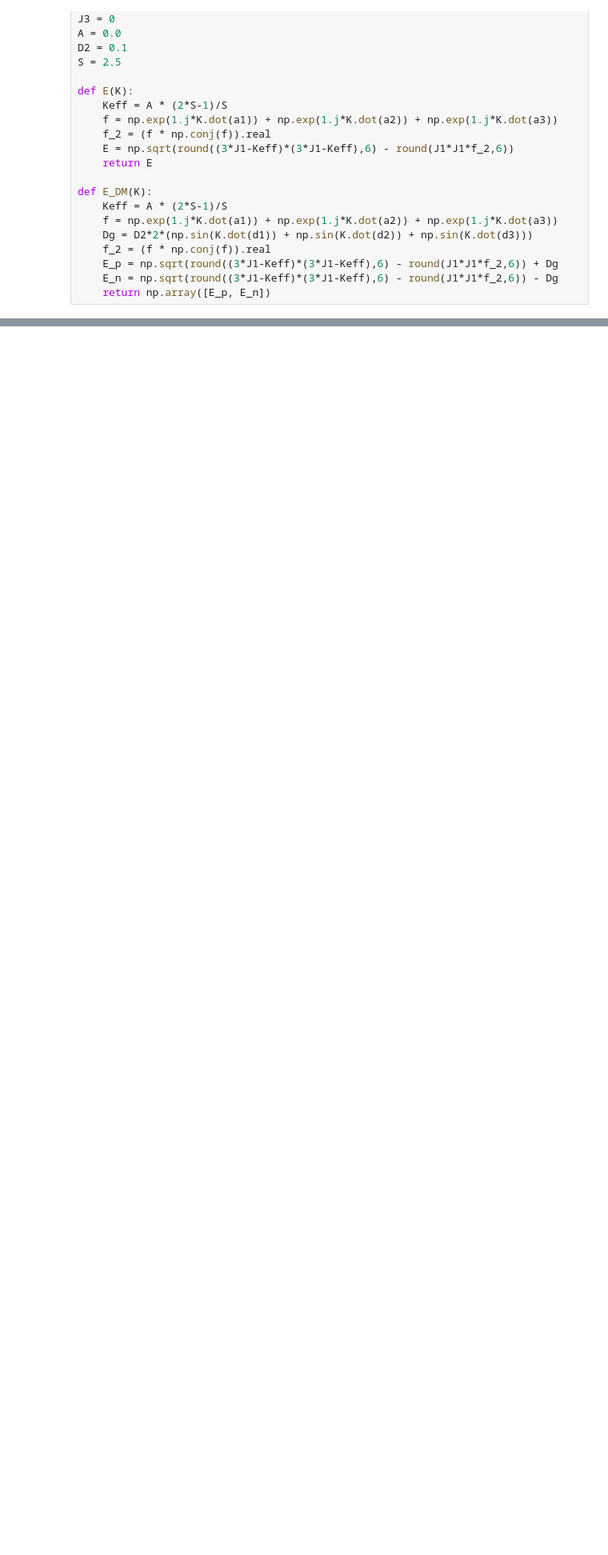
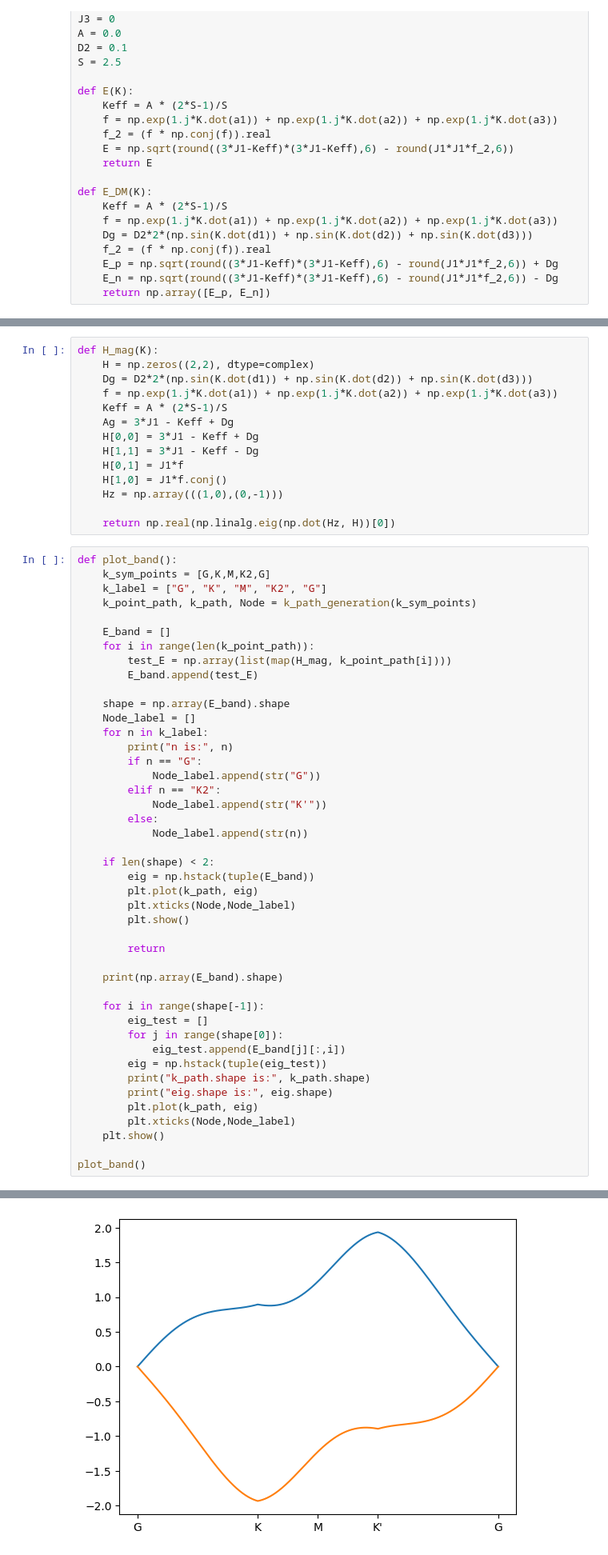
Before and after one commit to JYNi16/Magnon, a Jupyter notebook: MnPS3/monolayer_MnPS3.ipynb, the cells around one changed output, grey strips where cells are left out. Shown at 80% size. Drawn from its saved outputs; the diff is of its cells as text; blank space fills up the shorter version.

```diff
--- a/MnPS3/monolayer_MnPS3.ipynb
+++ b/MnPS3/monolayer_MnPS3.ipynb
@@ -158,0 +91,59 @@ plt.show()
+# %%
+def H_mag(K):
+    H = np.zeros((2,2), dtype=complex)
+    Dg = D2*2*(np.sin(K.dot(d1)) + np.sin(K.dot(d2)) + np.sin(K.dot(d3)))
+    f = np.exp(1.j*K.dot(a1)) + np.exp(1.j*K.dot(a2)) + np.exp(1.j*K.dot(a3))
+    Keff = A * (2*S-1)/S
+    Ag = 3*J1 - Keff + Dg
+    H[0,0] = 3*J1 - Keff + Dg
+    H[1,1] = 3*J1 - Keff - Dg
+    H[0,1] = J1*f
+    H[1,0] = J1*f.conj()
+    Hz = np.array(((1,0),(0,-1)))
+
+    return np.real(np.linalg.eig(np.dot(Hz, H))[0])
+# %%
+def plot_band():
+    k_sym_points = [G,K,M,K2,G]
+    k_label = ["G", "K", "M", "K2", "G"]
+    k_point_path, k_path, Node = k_path_generation(k_sym_points)
+
+    E_band = []
+    for i in range(len(k_point_path)):
+        test_E = np.array(list(map(H_mag, k_point_path[i])))
+        E_band.append(test_E)
+
+    shape = np.array(E_band).shape
+    Node_label = []
+    for n in k_label:
+        print("n is:", n)
+        if n == "G":
+            Node_label.append(str("G"))
+        elif n == "K2":
+            Node_label.append(str("K'"))
+        else:
+            Node_label.append(str(n))
+
+    if len(shape) < 2:
+        eig = np.hstack(tuple(E_band))
+        plt.plot(k_path, eig)
+        plt.xticks(Node,Node_label)
+        plt.show()
+
+        return
+
+    print(np.array(E_band).shape)
+
+    for i in range(shape[-1]):
+        eig_test = []
+        for j in range(shape[0]):
+            eig_test.append(E_band[j][:,i])
+        eig = np.hstack(tuple(eig_test))
+        print("k_path.shape is:", k_path.shape)
+        print("eig.shape is:", eig.shape)
+        plt.plot(k_path, eig)
+        plt.xticks(Node,Node_label)
+    plt.show()
+
+plot_band()
+# %% [output]
@@ -158,0 +161 @@ plt.show()
+[figure, added]
```
Also changed, not shown: parts of 6 cells of this notebook.
